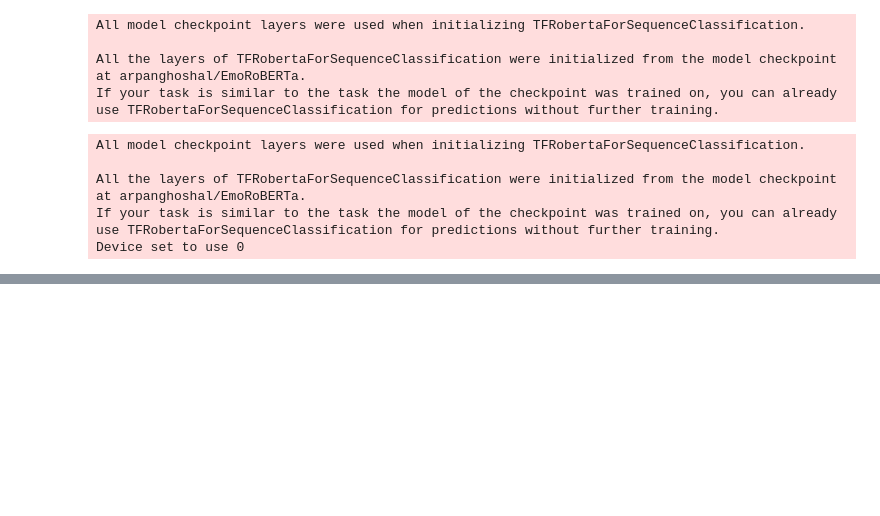
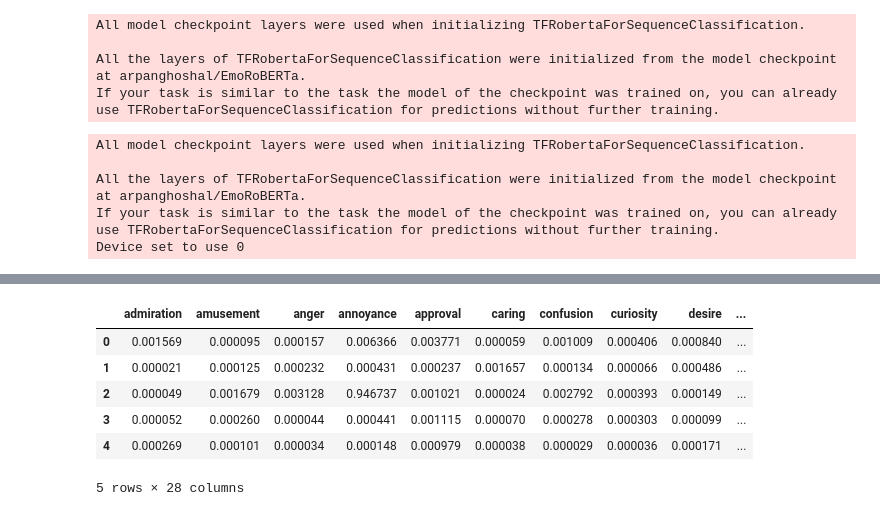
Before and after one commit to MatteoFasulo/clef2025-checkthat, a Jupyter notebook: notebook.ipynb, the cells around one changed output, grey strips where cells are left out. Drawn from its saved outputs; the diff is of its cells as text; code cells hidden in the pictures; blank space fills up the shorter version.

```diff
--- a/notebook.ipynb
+++ b/notebook.ipynb
@@ -251 +300,12 @@ for sentence in tqdm(train_data['sentence']):
+# %%
+emotion_df_train = pd.DataFrame(emotion_array, columns=[list(d.values())[0] for d in result])
+emotion_df_train.head()
+# %% [output]
+|  | admiration | amusement | anger | annoyance | approval | caring | confusion | curiosity | desire | ... |
+| 0 | 0.001569 | 0.000095 | 0.000157 | 0.006366 | 0.003771 | 0.000059 | 0.001009 | 0.000406 | 0.000840 | ... |
+| 1 | 0.000021 | 0.000125 | 0.000232 | 0.000431 | 0.000237 | 0.001657 | 0.000134 | 0.000066 | 0.000486 | ... |
+| 2 | 0.000049 | 0.001679 | 0.003128 | 0.946737 | 0.001021 | 0.000024 | 0.002792 | 0.000393 | 0.000149 | ... |
+| 3 | 0.000052 | 0.000260 | 0.000044 | 0.000441 | 0.001115 | 0.000070 | 0.000278 | 0.000303 | 0.000099 | ... |
+| 4 | 0.000269 | 0.000101 | 0.000034 | 0.000148 | 0.000979 | 0.000038 | 0.000029 | 0.000036 | 0.000171 | ... |
+5 rows × 28 columns
 # %%
```
Also changed, not shown: parts of 29 cells of this notebook.
